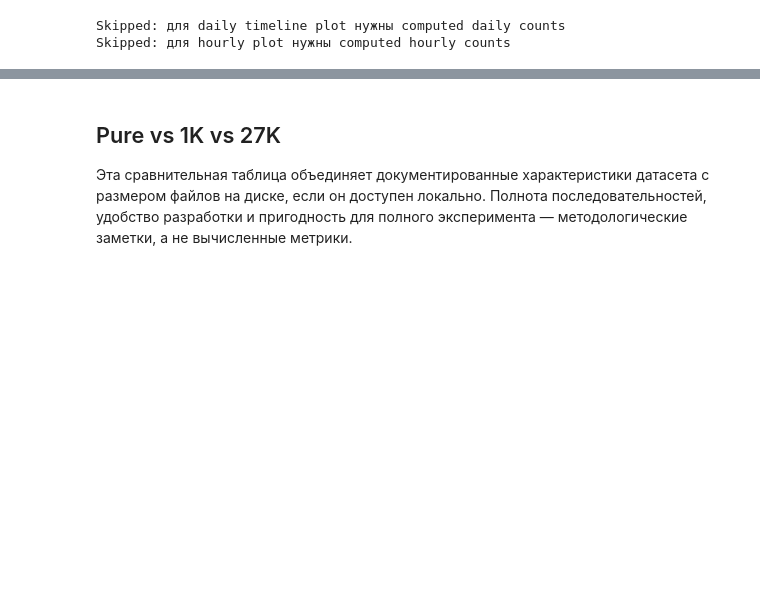
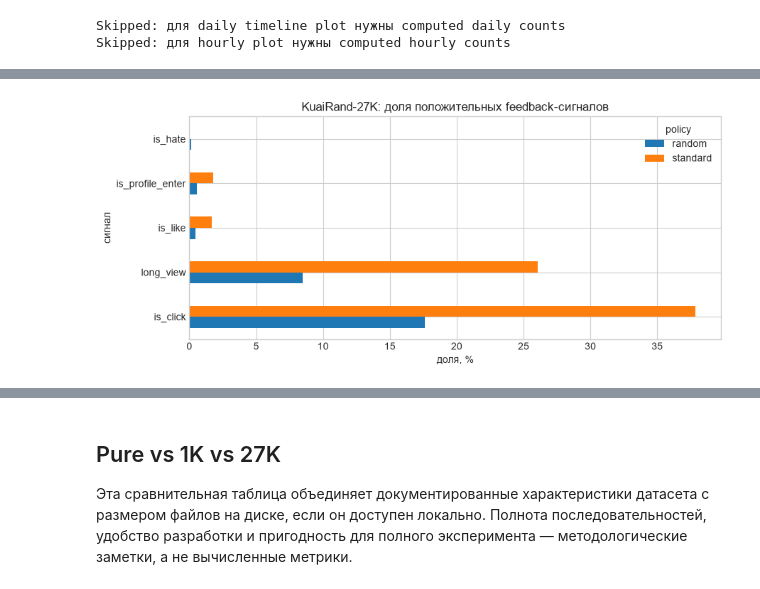
Before and after one commit to berdov/diplom, a Jupyter notebook: notebooks/01_kuairand_eda.ipynb, the cells around one changed output, grey strips where cells are left out. Saved outputs shown, nothing was run; the diff lists cells and outputs as text; code cells hidden in the pictures; blank space fills up the shorter version.

Commit message:
Refine KuaiRand-27K EDA and rerun on V100

```diff
--- a/notebooks/01_kuairand_eda.ipynb
+++ b/notebooks/01_kuairand_eda.ipynb
@@ -1363,0 +1439,80 @@ else:
+# %%
+if not summary_27k:
+    skip("для графиков 27K нужен outputs/eda/27k_summary.json")
+else:
+    feedback = tables_27k.get("feedback_summary", pd.DataFrame())
+    if feedback.empty:
+        skip("для графика feedback нужны 27k_feedback_summary.csv")
+    else:
+        selected = ["is_click", "long_view", "is_like", "is_profile_enter", "is_hate"]
+        plot_df = feedback[feedback["signal"].isin(selected)].pivot(index="signal", columns="policy", values="positive_rate")
+        ax = (plot_df.loc[[signal for signal in selected if signal in plot_df.index]] * 100).plot(kind="barh", figsize=(9, 4))
+        ax.set_title("KuaiRand-27K: доля положительных feedback-сигналов")
+        ax.set_xlabel("доля, %")
+        ax.set_ylabel("сигнал")
+        plt.tight_layout()
+        plt.show()
+
+    play_ratio = tables_27k.get("play_ratio_summary", pd.DataFrame())
+    share_cols = [
+        "play_ratio_gt_1_share",
+        "play_ratio_gt_2_share",
+        "play_ratio_gt_5_share",
+        "play_ratio_gt_10_share",
+    ]
+    if play_ratio.empty or not set(share_cols).issubset(play_ratio.columns):
+        skip("для графика play_ratio нужны threshold share columns")
+    else:
+        plot_df = play_ratio.set_index("policy")[share_cols].rename(columns={
+            "play_ratio_gt_1_share": "> 1",
+            "play_ratio_gt_2_share": "> 2",
+            "play_ratio_gt_5_share": "> 5",
+            "play_ratio_gt_10_share": "> 10",
+        }) * 100
+        ax = plot_df.T.plot(kind="bar", figsize=(9, 4), rot=0)
+        ax.set_title("KuaiRand-27K: доля строк с высоким play_ratio")
+        ax.set_xlabel("порог play_ratio")
+        ax.set_ylabel("доля, %")
+        plt.tight_layout()
+        plt.show()
+
+    popularity = tables_27k.get("item_popularity_summary", pd.DataFrame())
+    if popularity.empty:
+        skip("для графика популярности нужны 27k_item_popularity_summary.csv")
+    else:
+        plot_df = popularity.set_index("policy")[["interactions_cv", "interactions_gini"]]
+        ax = plot_df.plot(kind="bar", figsize=(8, 4), rot=0)
+        ax.set_title("KuaiRand-27K: концентрация exposure по видео")
+        ax.set_xlabel("policy")
+        ax.set_ylabel("значение")
+        plt.tight_layout()
+        plt.show()
+
+    daily = tables_27k.get("daily", pd.DataFrame())
+    if daily.empty:
+        skip("для daily plot нужен 27k_daily.csv")
+    else:
+        plot_df = daily.copy()
+        plot_df["date_plot"] = pd.to_datetime(plot_df["date"].astype(str), format="%Y%m%d", errors="coerce")
+        pivot = plot_df.pivot_table(index="date_plot", columns="policy", values="interactions", aggfunc="sum").sort_index()
+        ax = pivot.plot(figsize=(10, 4), marker="o")
+        ax.set_title("KuaiRand-27K: взаимодействия по дням")
+        ax.set_xlabel("дата")
+        ax.set_ylabel("взаимодействия")
+        plt.tight_layout()
+        plt.show()
+
+    duration_by_tab = tables_27k.get("duration_by_tab", pd.DataFrame())
+    if duration_by_tab.empty:
+        skip("для tab duration plot нужен 27k_duration_by_tab.csv")
+    else:
+        plot_df = duration_by_tab.sort_values("interactions", ascending=False).head(12).copy()
+        plot_df["policy_tab"] = plot_df["policy"].astype(str) + ": tab=" + plot_df["tab"].astype(str)
+        ax = plot_df.set_index("policy_tab")["duration_non_positive_share"].mul(100).plot(kind="barh", figsize=(9, 5))
+        ax.set_title("KuaiRand-27K: доля duration_ms <= 0 по крупнейшим tab")
+        ax.set_xlabel("доля, %")
+        ax.set_ylabel("policy/tab")
+        plt.tight_layout()
+        plt.show()
+# %% [output]
+[figure, added]
```
Also changed, not shown: parts of 4 cells of this notebook, 25 other files.
